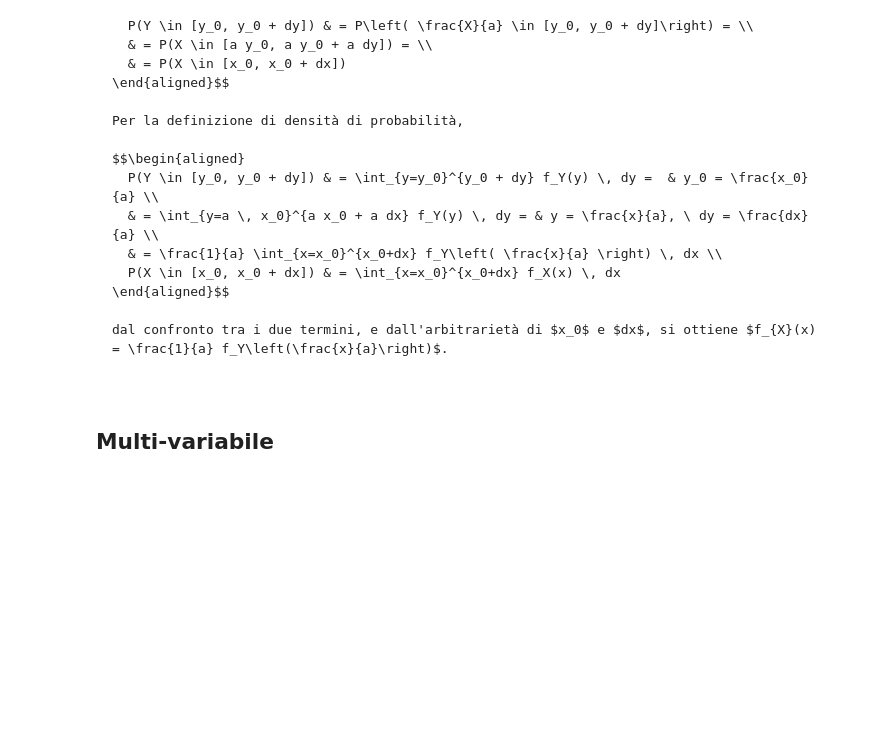
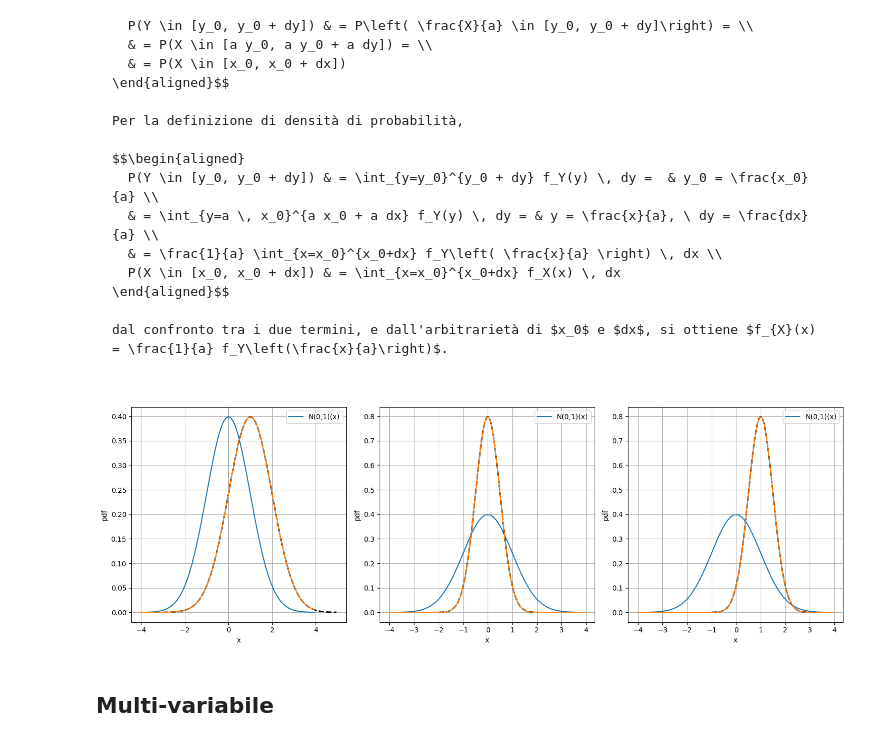
Before and after one commit to Basics2022/bbooks-programming-hs, a Jupyter notebook: _sources/ch/statistics/rv_pdf_transformations.ipynb, the cells around one changed output. Saved outputs shown, nothing was run; the diff lists cells and outputs as text; code cells hidden in the pictures; blank space fills up the shorter version.

````diff
--- a/_sources/ch/statistics/rv_pdf_transformations.ipynb
+++ b/_sources/ch/statistics/rv_pdf_transformations.ipynb
@@ -66,6 +66,47 @@ $$\begin{aligned}
 dal confronto tra i due termini, e dall'arbitrarietà di $x_0$ e $dx$, si ottiene $f_{X}(x) = \frac{1}{a} f_Y\left(\frac{x}{a}\right)$.
 
 ```
+# %%
+import numpy as np
+import matplotlib.pyplot as plt
+from scipy.stats import norm
+
+# Define parameters for the distributions
+mu, sigma = 0., 1.                # Property of Gaussian
+a_transl, a_scale  = 1., 2.
+
+transl_v = np.array([ a_transl, 0., a_transl ])
+scale_v  = np.array([ 1., a_scale, a_scale ])
+mu_v = mu + transl_v
+sigma_v = sigma / scale_v
+
+# Create x values for the distributions
+x0_plot = np.arange(-4.,4., .05)
+p0_norm = norm.pdf(x0_plot, loc=mu, scale=sigma)
+
+xv_plot, pv_norm = [], []
+for i in range(len(transl_v)):
+    xv_plot += [ x0_plot / scale_v[i] + transl_v[i] ]
+    pv_norm += [ norm.pdf(x_plot, loc=mu_v[i], scale=sigma_v[i]) ]
+
+# Create subplots
+fig, axes = plt.subplots(1, 3, figsize=(15, 5))
+
+# Plot
+for i in range(len(transl_v)):
+    axes[i].plot(x0_plot, p0_norm) #
+    axes[i].plot(xv_plot[i], p0_norm*scale_v[i], '--', color='black', lw=2)
+    axes[i].plot(x0_plot, pv_norm[i])
+    axes[i].set_xlabel("x")
+    axes[i].set_ylabel("pdf")
+    axes[i].grid()
+    axes[i].legend()
+
+# Adjust layout
+plt.tight_layout()
+plt.show()
+# %% [output]
+[figure, added]
 # %% [markdown]
 ## Multi-variabile
 # %% [markdown]
````
Also changed, not shown: 3 other files.
